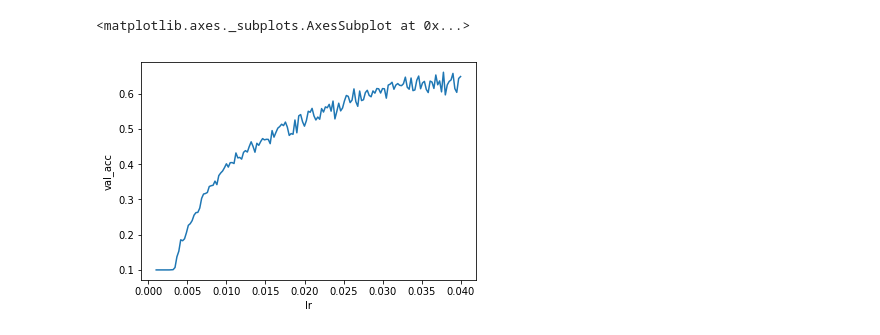
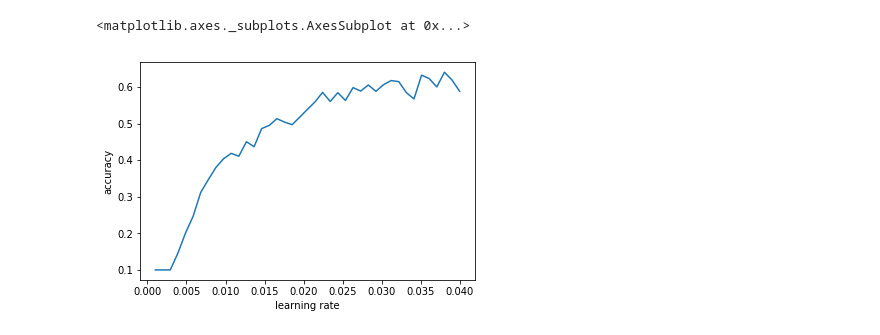
Before and after one commit to coxy1989/clr, a Jupyter notebook: figures.ipynb, the cells around one changed output. Saved outputs shown, nothing was run; the diff lists cells and outputs as text; code cells hidden in the pictures.

Commit message:
add results

```diff
--- a/figures.ipynb
+++ b/figures.ipynb
@@ -15,7 +5,10 @@ sns.lineplot(x='iteration', y='val_acc', data=tri)
-# %%
-# figure 3
-lrrt = pd.read_csv('./results/lrrt2.csv')
-sns.lineplot(x='lr', y='val_acc', data=lrrt)
-# %% [output]
-<matplotlib.axes._subplots.AxesSubplot at 0x...>
-[figure, removed]
+# %%
+# Figure 1
+
+result = pd.read_csv('./results/cifar10_quick_mults/lrrt.csv')
+df = lrrt[['val_acc', 'lr']]
+df.columns = ['accuracy', 'learning rate']
+sns.lineplot(x='learning rate', y='accuracy', data=df)
+# %% [output]
+<matplotlib.axes._subplots.AxesSubplot at 0x...>
+[figure, added]
```
Also changed, not shown: parts of 7 cells of this notebook, 33 other files.
